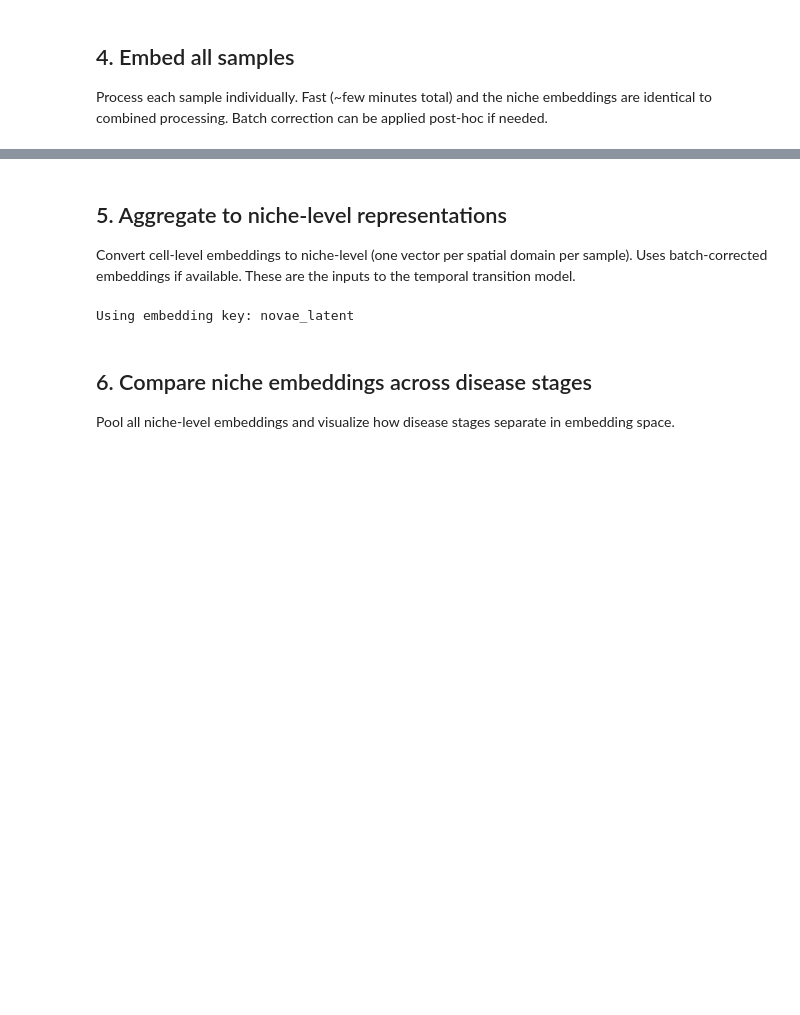
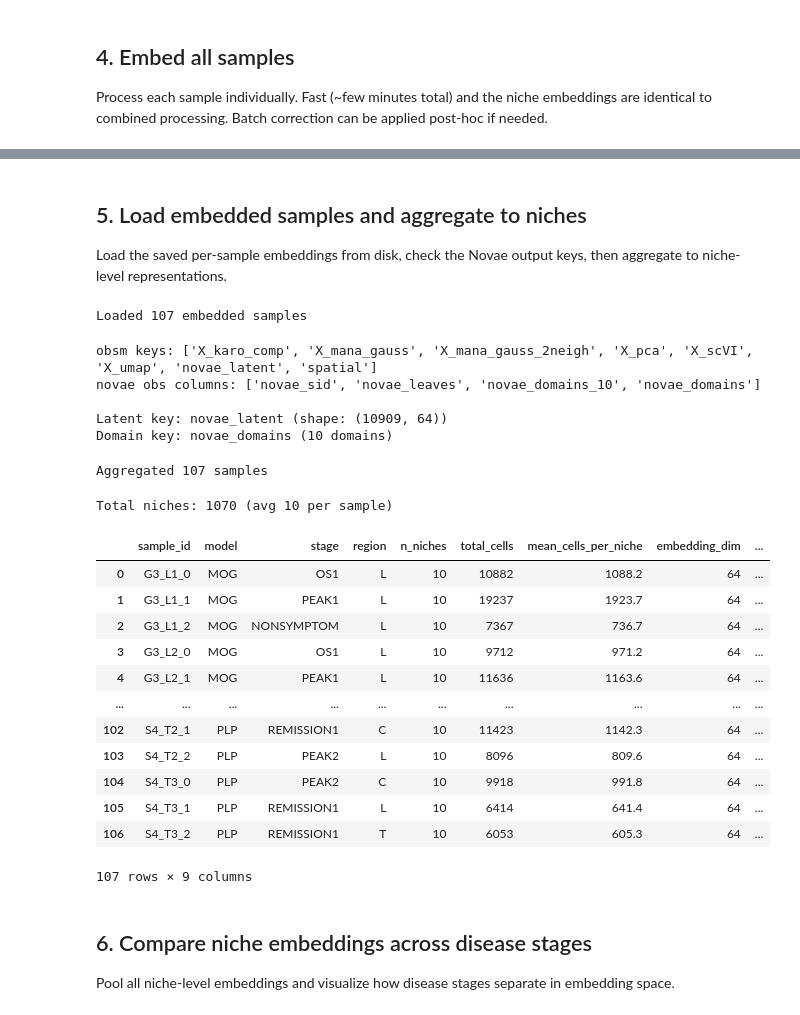
Before and after one commit to christoffermattssonlangseth/CROSSFADE, a Jupyter notebook: notebooks/01_explore_and_embed.ipynb, the cells around one changed output, grey strips where cells are left out. Drawn from its saved outputs; the diff is of its cells as text; code cells hidden in the pictures; blank space fills up the shorter version.

```diff
--- a/notebooks/01_explore_and_embed.ipynb
+++ b/notebooks/01_explore_and_embed.ipynb
@@ -321,33 +371,74 @@ Removed long links: 436 edges removed (threshold=71.5um, percentile=99.0)
 # %% [markdown]
-## 5. Aggregate to niche-level representations
+## 5. Load embedded samples and aggregate to niches
 
-Convert cell-level embeddings to niche-level (one vector per spatial domain per sample).
-Uses batch-corrected embeddings if available.
-These are the inputs to the temporal transition model.
+Load the saved per-sample embeddings from disk, check the Novae output keys,
+then aggregate to niche-level representations.
 # %%
-from temporal_foundation.data import split_by_sample
+from temporal_foundation.embeddings import load_embeddings
 from temporal_foundation.aggregation import aggregate_all_samples, summarize_representations
 from temporal_foundation.config import AggregationConfig
 
-# Use batch-corrected embeddings if available
-latent_key = "novae_latent_corrected" if "novae_latent_corrected" in adata.obsm else embed_config.latent_key
-print(f"Using embedding key: {latent_key}")
+# Load embedded samples from disk
+samples = load_embeddings(OUTPUT_DIR, embed_config)
+
+# Check what keys Novae added
+s = next(iter(samples.values()))
+print("obsm keys:", list(s.obsm.keys()))
+print("novae obs columns:", [c for c in s.obs.columns if 'novae' in c.lower()])
+
+# Use the correct latent key
+latent_key = embed_config.latent_key
+if latent_key not in s.obsm:
+    # Novae may use a different key — find it
+    novae_keys = [k for k in s.obsm.keys() if 'novae' in k.lower()]
+    if novae_keys:
+        latent_key = novae_keys[0]
+        print(f"Using detected key: {latent_key}")
+
+# Find domain key
+domain_key = embed_config.domain_key
+if domain_key not in s.obs.columns:
+    novae_cols = [c for c in s.obs.columns if 'novae' in c.lower()]
+    if novae_cols:
+        domain_key = novae_cols[0]
+        print(f"Using detected domain key: {domain_key}")
+
+print(f"\nLatent key: {latent_key} (shape: {s.obsm[latent_key].shape})")
+print(f"Domain key: {domain_key} ({s.obs[domain_key].nunique()} domains)")
 
 agg_config = AggregationConfig(
     method="spatial_domains",
-    domain_key=embed_config.domain_key,
+    domain_key=domain_key,
     embedding_key=latent_key,
     include_composition=True,
     cell_type_key="anno_L2",
 )
 
-# Split into per-sample objects for aggregation
-samples = split_by_sample(adata)
 representations = aggregate_all_samples(samples, agg_config)
 summary = summarize_representations(representations)
 summary
 # %% [output]
-Using embedding key: novae_latent
+Loaded 107 embedded samples
+obsm keys: ['X_karo_comp', 'X_mana_gauss', 'X_mana_gauss_2neigh', 'X_pca', 'X_scVI', 'X_umap', 'novae_latent', 'spatial']
+novae obs columns: ['novae_sid', 'novae_leaves', 'novae_domains_10', 'novae_domains']
+
+Latent key: novae_latent (shape: (10909, 64))
+Domain key: novae_domains (10 domains)
+Aggregated 107 samples
+Total niches: 1070 (avg 10 per sample)
+|  | sample_id | model | stage | region | n_niches | total_cells | mean_cells_per_niche | embedding_dim | ... |
+| 0 | G3_L1_0 | MOG | OS1 | L | 10 | 10882 | 1088.2 | 64 | ... |
+| 1 | G3_L1_1 | MOG | PEAK1 | L | 10 | 19237 | 1923.7 | 64 | ... |
+| 2 | G3_L1_2 | MOG | NONSYMPTOM | L | 10 | 7367 | 736.7 | 64 | ... |
+| 3 | G3_L2_0 | MOG | OS1 | L | 10 | 9712 | 971.2 | 64 | ... |
+| 4 | G3_L2_1 | MOG | PEAK1 | L | 10 | 11636 | 1163.6 | 64 | ... |
+| ... | ... | ... | ... | ... | ... | ... | ... | ... | ... |
+| 102 | S4_T2_1 | PLP | REMISSION1 | C | 10 | 11423 | 1142.3 | 64 | ... |
+| 103 | S4_T2_2 | PLP | PEAK2 | L | 10 | 8096 | 809.6 | 64 | ... |
+| 104 | S4_T3_0 | PLP | PEAK2 | C | 10 | 9918 | 991.8 | 64 | ... |
+| 105 | S4_T3_1 | PLP | REMISSION1 | L | 10 | 6414 | 641.4 | 64 | ... |
+| 106 | S4_T3_2 | PLP | REMISSION1 | T | 10 | 6053 | 605.3 | 64 | ... |
+107 rows × 9 columns
 # %% [markdown]
 ## 6. Compare niche embeddings across disease stages
 
```
Also changed, not shown: parts of 13 cells of this notebook, 3 other files.
